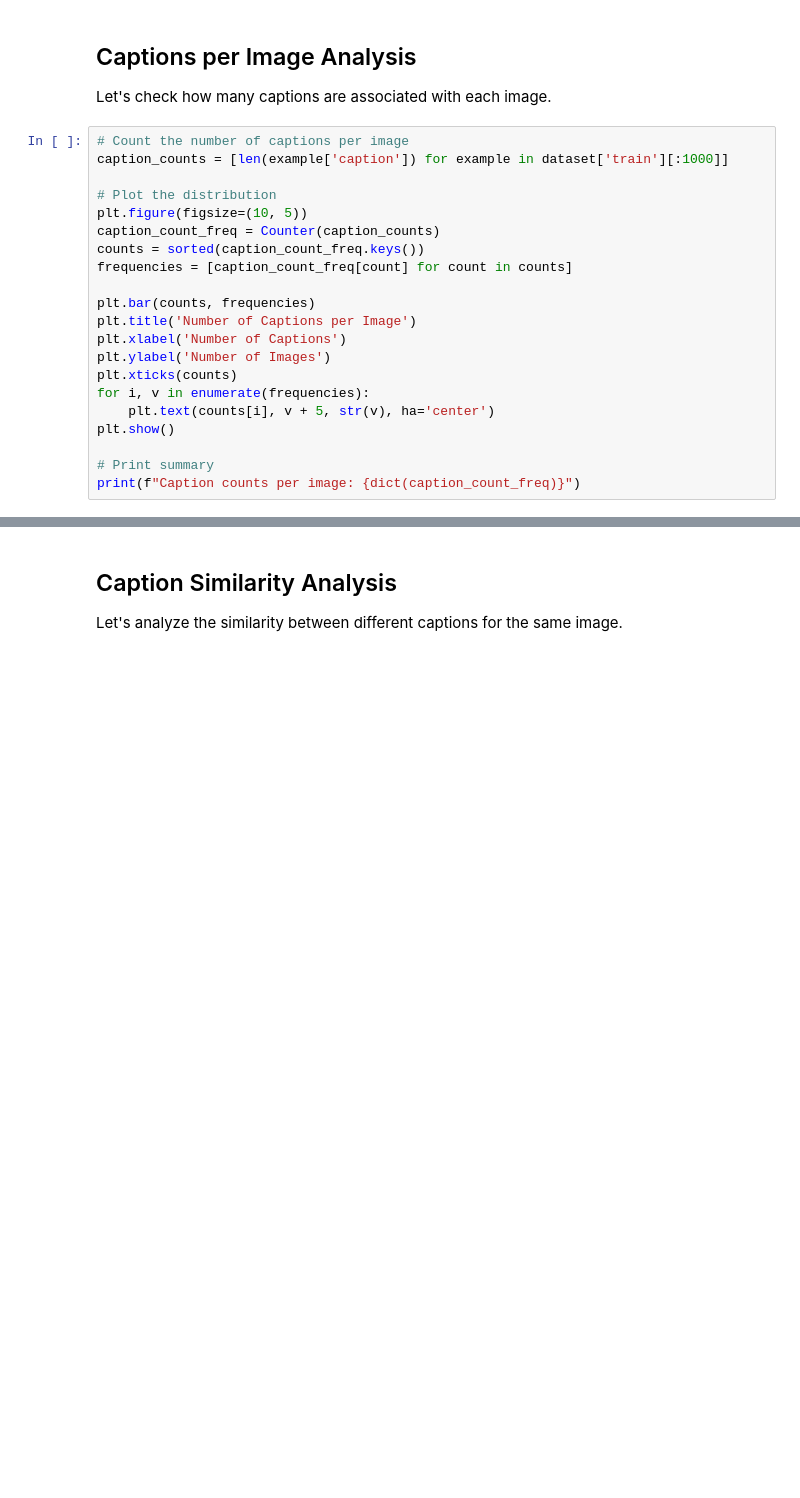
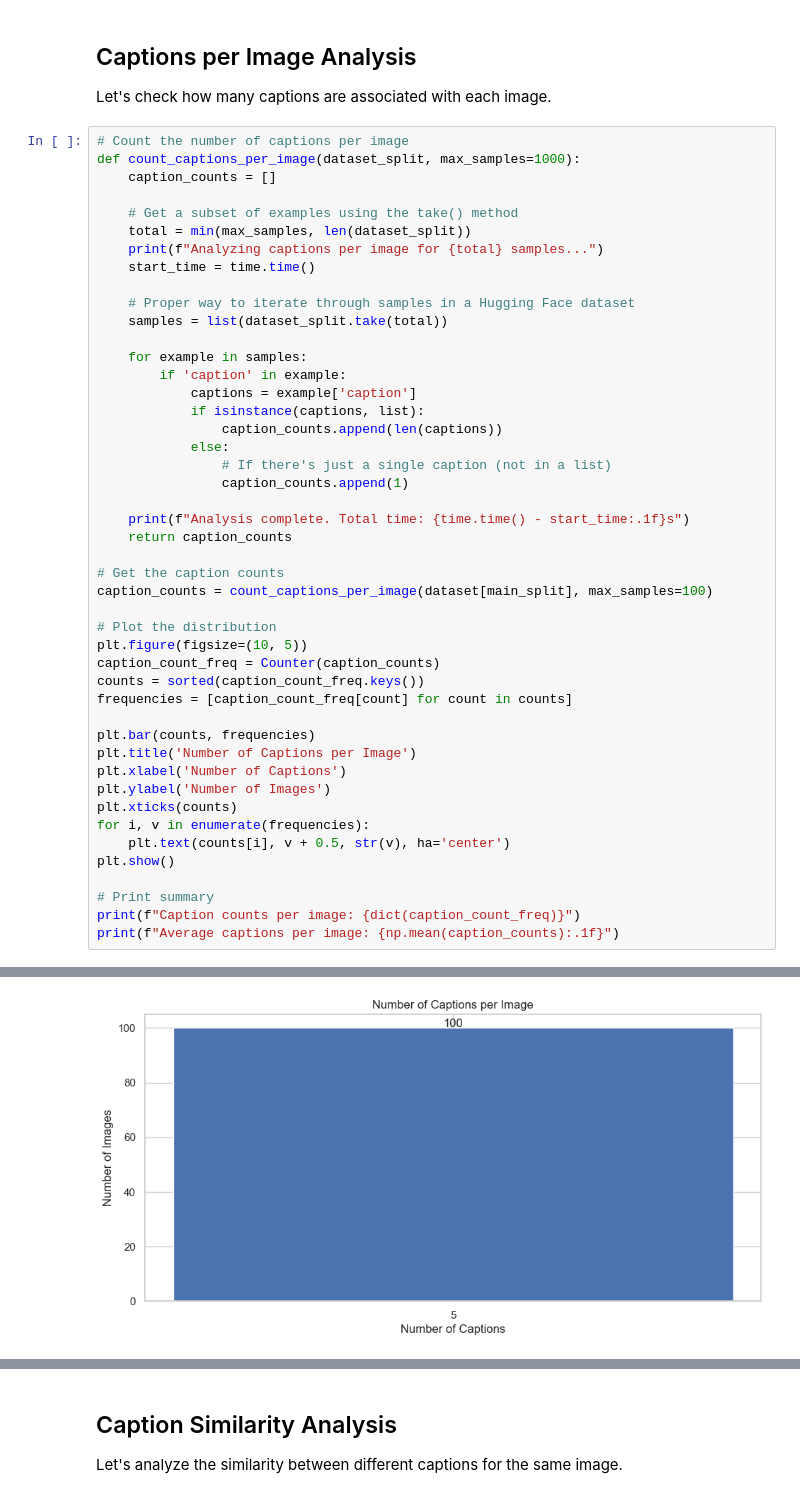
Before and after one commit to andreadellacorte/ml-institute-week-4-image-captioning, a Jupyter notebook: notebooks/flickr30k_eda.ipynb, the cells around one changed output, grey strips where cells are left out. Cells and saved outputs as stored; diff of their text form; blank space fills up the shorter version.

Commit message:
feat: exploratory analysis stab 1

```diff
--- a/notebooks/flickr30k_eda.ipynb
+++ b/notebooks/flickr30k_eda.ipynb
@@ -359,7 +411,31 @@ plt.show()
 Let's check how many captions are associated with each image.
 # %%
 # Count the number of captions per image
-caption_counts = [len(example['caption']) for example in dataset['train'][:1000]]
+def count_captions_per_image(dataset_split, max_samples=1000):
+    caption_counts = []
+
+    # Get a subset of examples using the take() method
+    total = min(max_samples, len(dataset_split))
+    print(f"Analyzing captions per image for {total} samples...")
+    start_time = time.time()
+
+    # Proper way to iterate through samples in a Hugging Face dataset
+    samples = list(dataset_split.take(total))
+
+    for example in samples:
+        if 'caption' in example:
+            captions = example['caption']
+            if isinstance(captions, list):
+                caption_counts.append(len(captions))
+            else:
+                # If there's just a single caption (not in a list)
+                caption_counts.append(1)
+
+    print(f"Analysis complete. Total time: {time.time() - start_time:.1f}s")
+    return caption_counts
+
+# Get the caption counts
+caption_counts = count_captions_per_image(dataset[main_split], max_samples=100)
 
 # Plot the distribution
 plt.figure(figsize=(10, 5))
@@ -373,8 +449,10 @@ plt.xlabel('Number of Captions')
 plt.ylabel('Number of Images')
 plt.xticks(counts)
 for i, v in enumerate(frequencies):
-    plt.text(counts[i], v + 5, str(v), ha='center')
+    plt.text(counts[i], v + 0.5, str(v), ha='center')
 plt.show()
 
 # Print summary
 print(f"Caption counts per image: {dict(caption_count_freq)}")
+print(f"Average captions per image: {np.mean(caption_counts):.1f}")
+# %% [output]
@@ -380,0 +462 @@ print(f"Caption counts per image: {dict(caption_count_freq)}")
+[figure, added]
```
Also changed, not shown: parts of 7 cells of this notebook, 11 other files.
